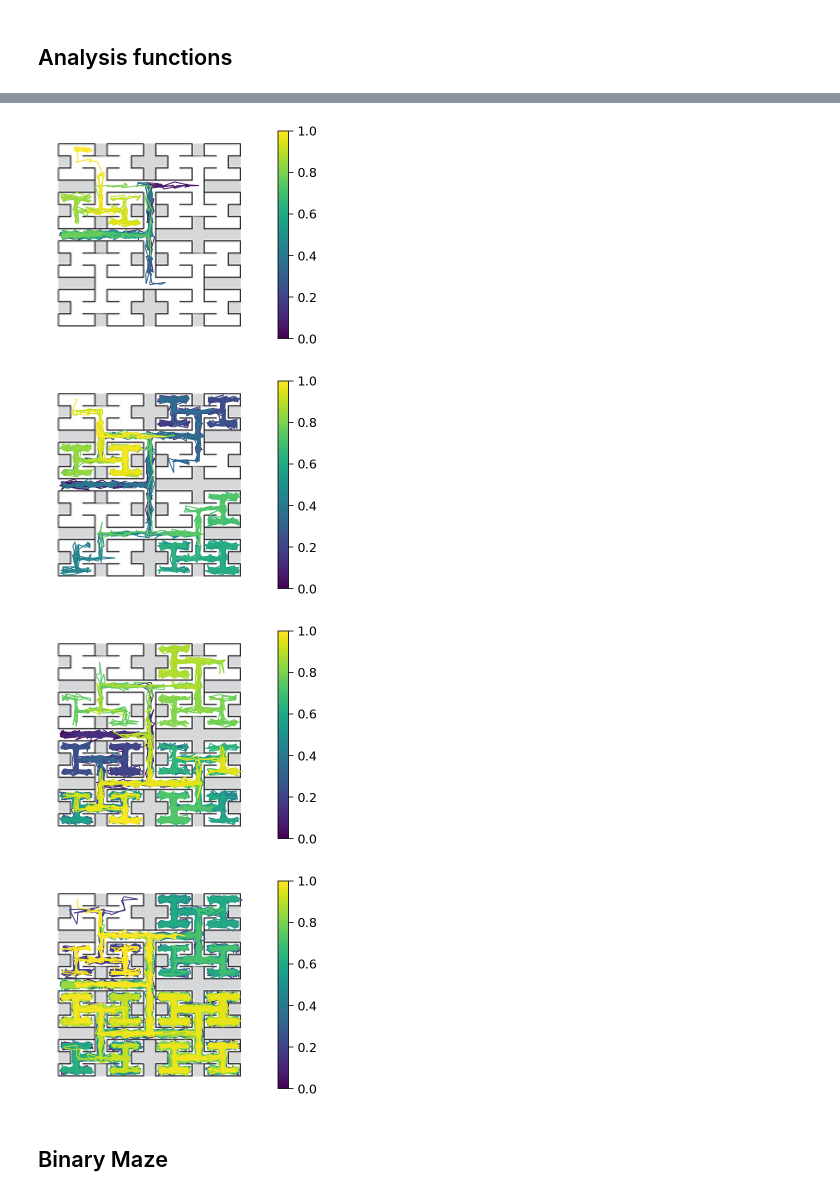
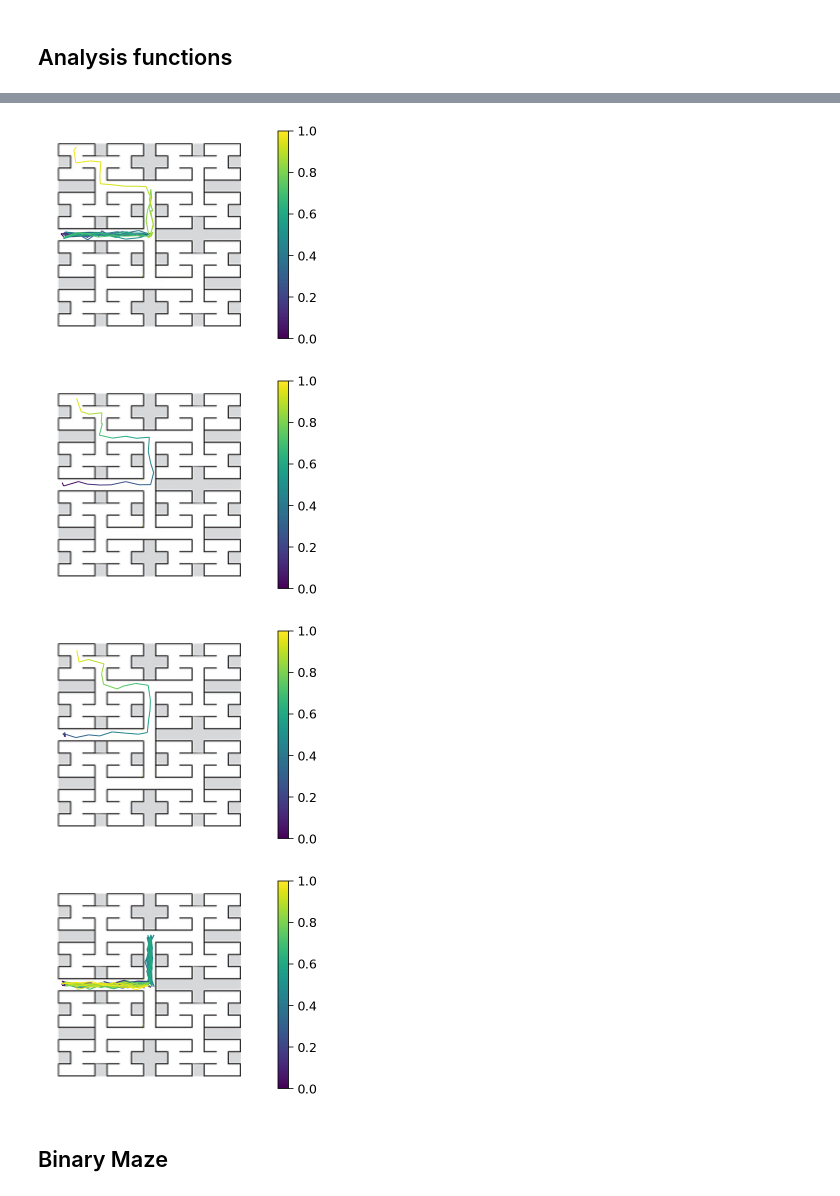
Before and after one commit to RajanDasgupta/agent-azur, a Jupyter notebook: AgentAZUR_MinimalCode.ipynb, the cells around one changed output, grey strips where cells are left out. Cells and saved outputs as stored; diff of their text form; code cells hidden in the pictures.

```diff
--- a/AgentAZUR_MinimalCode.ipynb
+++ b/AgentAZUR_MinimalCode.ipynb
@@ -199,11 +199,14 @@ GPU is enabled in this notebook.
 # %% [markdown]
 ## Analysis functions
 # %%
-def sort_histories(histories):
+def sort_histories(histories, sort=True):
     """
     Return episode histories sorted by lengths
     """
-    return sorted(histories, key=len)
+    if sort:
+        return sorted(histories, key=len)
+    else:
+        return histories
 
 def plot_steps(ep_history):
     """
@@ -259,9 +262,10 @@ def plot_trajectory(ep_history, size=15, noise=1.5, maze="maze_downsampled.png",
 # #     plot_steps(ep)
 
 # # plt.plot(steps)
-plot_trajectory(sort_histories(histories)[0])
-plot_trajectory(sort_histories(histories)[int(len(histories) * 0.25)])
-plot_trajectory(sort_histories(histories)[int(len(histories) * 0.50)])
-plot_trajectory(sort_histories(histories)[int(len(histories) * 0.75)])
-plot_trajectory(sort_histories(histories)[-1])
+sort=False
+plot_trajectory(sort_histories(histories, sort=sort)[0])
+plot_trajectory(sort_histories(histories, sort=sort)[int(len(histories) * 0.25)])
+plot_trajectory(sort_histories(histories, sort=sort)[int(len(histories) * 0.50)])
+plot_trajectory(sort_histories(histories, sort=sort)[int(len(histories) * 0.75)])
+plot_trajectory(sort_histories(histories, sort=sort)[-1])
 # %% [output]
@@ -269,7 +273,7 @@ plot_trajectory(sort_histories(histories)[-1])
-[figure, old version]
+[figure, new version]
-[figure, old version]
+[figure, new version]
-[figure, old version]
+[figure, new version]
-[figure, old version]
+[figure, new version]
 # %% [markdown]
 ## Binary Maze
 # %%
```
Also changed, not shown: parts of 4 cells of this notebook.
